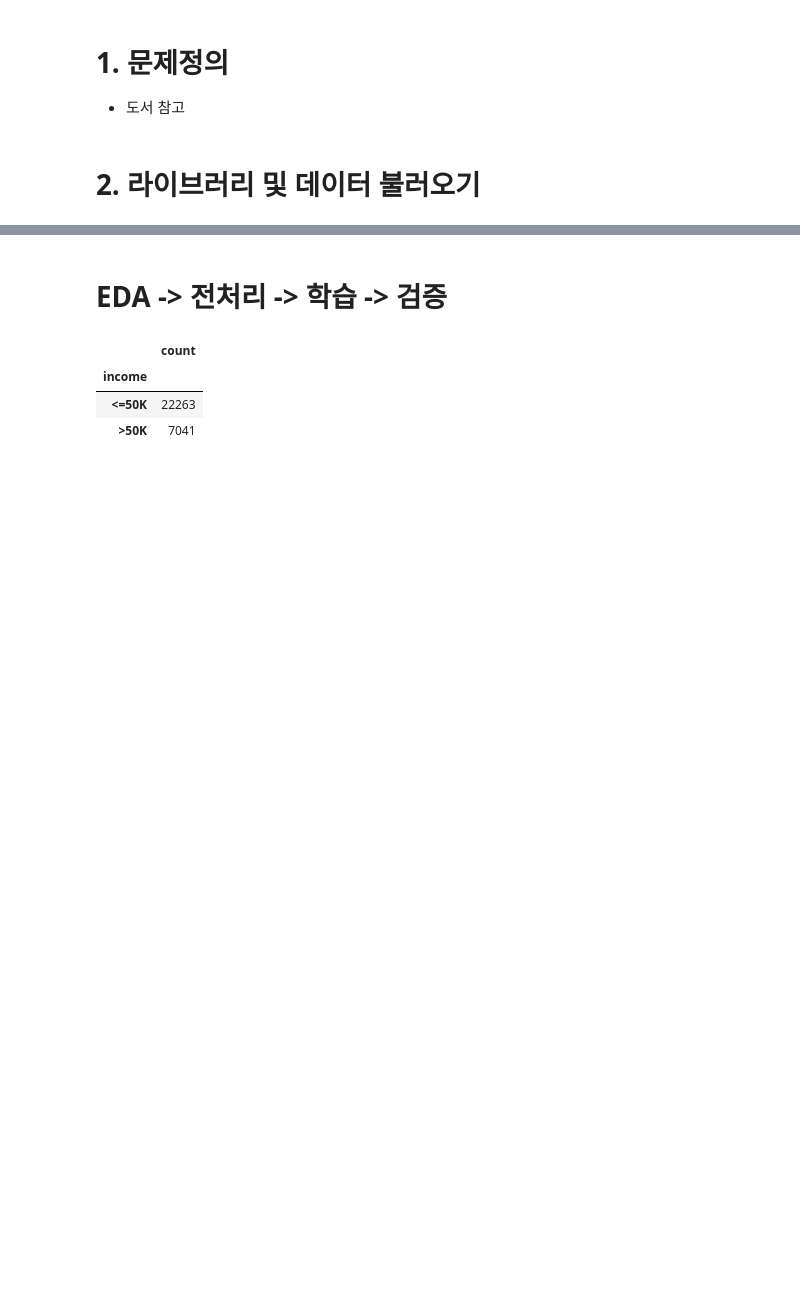
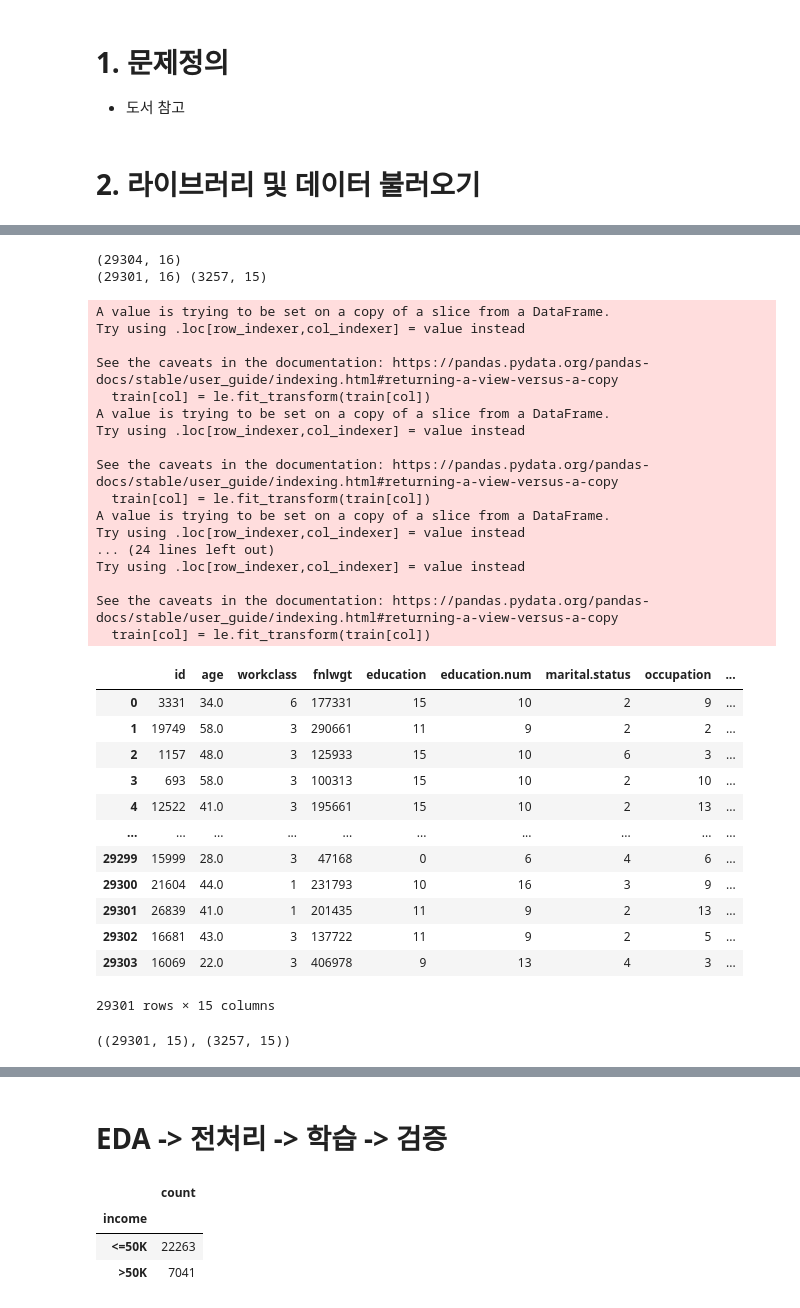
Before and after one commit to zzl-hyun/bigdata_analyst_cert_v2, a Jupyter notebook: part2/ch2/ch2_classification.ipynb, the cells around one changed output, grey strips where cells are left out. Saved outputs shown, nothing was run; the diff lists cells and outputs as text; code cells hidden in the pictures; blank space fills up the shorter version.

```diff
--- a/part2/ch2/ch2_classification.ipynb
+++ b/part2/ch2/ch2_classification.ipynb
@@ -18,0 +78,60 @@ test = pd.read_csv('https://raw.githubusercontent.com/lovedlim/bigdata_analyst_c
+# %%
+# outliner
+# train.describe()
+# test.describe()
+print(train.shape)
+train = train[train['age'] > 0]
+print(train.shape, test.shape)
+# %% [output]
+(29304, 16)
+(29301, 16) (3257, 15)
+# %%
+# encoding
+# 라벨인코딩이 딸깍임
+from sklearn.preprocessing import LabelEncoder
+
+y_train = train.pop('income') ## 매우 중요
+
+cols = train.columns[train.dtypes == 'object']
+
+for col in cols:
+  le = LabelEncoder()
+  train[col] = le.fit_transform(train[col])
+  test[col] = le.transform(test[col])
+
+train
+# %% [output]
+A value is trying to be set on a copy of a slice from a DataFrame.
+Try using .loc[row_indexer,col_indexer] = value instead
+
+See the caveats in the documentation: https://pandas.pydata.org/pandas-docs/stable/user_guide/indexing.html#returning-a-view-versus-a-copy
+  train[col] = le.fit_transform(train[col])
+A value is trying to be set on a copy of a slice from a DataFrame.
+Try using .loc[row_indexer,col_indexer] = value instead
+
+See the caveats in the documentation: https://pandas.pydata.org/pandas-docs/stable/user_guide/indexing.html#returning-a-view-versus-a-copy
+  train[col] = le.fit_transform(train[col])
+A value is trying to be set on a copy of a slice from a DataFrame.
+Try using .loc[row_indexer,col_indexer] = value instead
+... (24 lines left out)
+Try using .loc[row_indexer,col_indexer] = value instead
+
+See the caveats in the documentation: https://pandas.pydata.org/pandas-docs/stable/user_guide/indexing.html#returning-a-view-versus-a-copy
+  train[col] = le.fit_transform(train[col])
+|  | id | age | workclass | fnlwgt | education | education.num | marital.status | occupation | ... |
+| 0 | 3331 | 34.0 | 6 | 177331 | 15 | 10 | 2 | 9 | ... |
+| 1 | 19749 | 58.0 | 3 | 290661 | 11 | 9 | 2 | 2 | ... |
+| 2 | 1157 | 48.0 | 3 | 125933 | 15 | 10 | 6 | 3 | ... |
+| 3 | 693 | 58.0 | 3 | 100313 | 15 | 10 | 2 | 10 | ... |
+| 4 | 12522 | 41.0 | 3 | 195661 | 15 | 10 | 2 | 13 | ... |
+| ... | ... | ... | ... | ... | ... | ... | ... | ... | ... |
+| 29299 | 15999 | 28.0 | 3 | 47168 | 0 | 6 | 4 | 6 | ... |
+| 29300 | 21604 | 44.0 | 1 | 231793 | 10 | 16 | 3 | 9 | ... |
+| 29301 | 26839 | 41.0 | 1 | 201435 | 11 | 9 | 2 | 13 | ... |
+| 29302 | 16681 | 43.0 | 3 | 137722 | 11 | 9 | 2 | 5 | ... |
+| 29303 | 16069 | 22.0 | 3 | 406978 | 9 | 13 | 4 | 3 | ... |
+29301 rows × 15 columns
+# %%
+train.shape, test.shape
+# %% [output]
+((29301, 15), (3257, 15))
```
Also changed, not shown: parts of 9 cells of this notebook.
